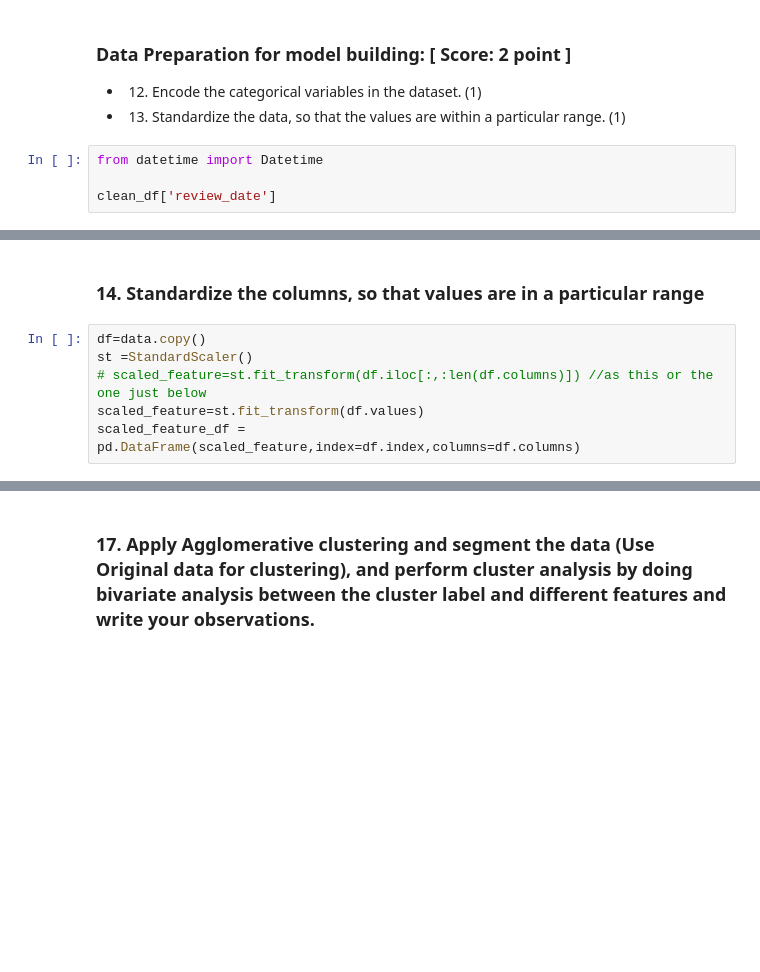
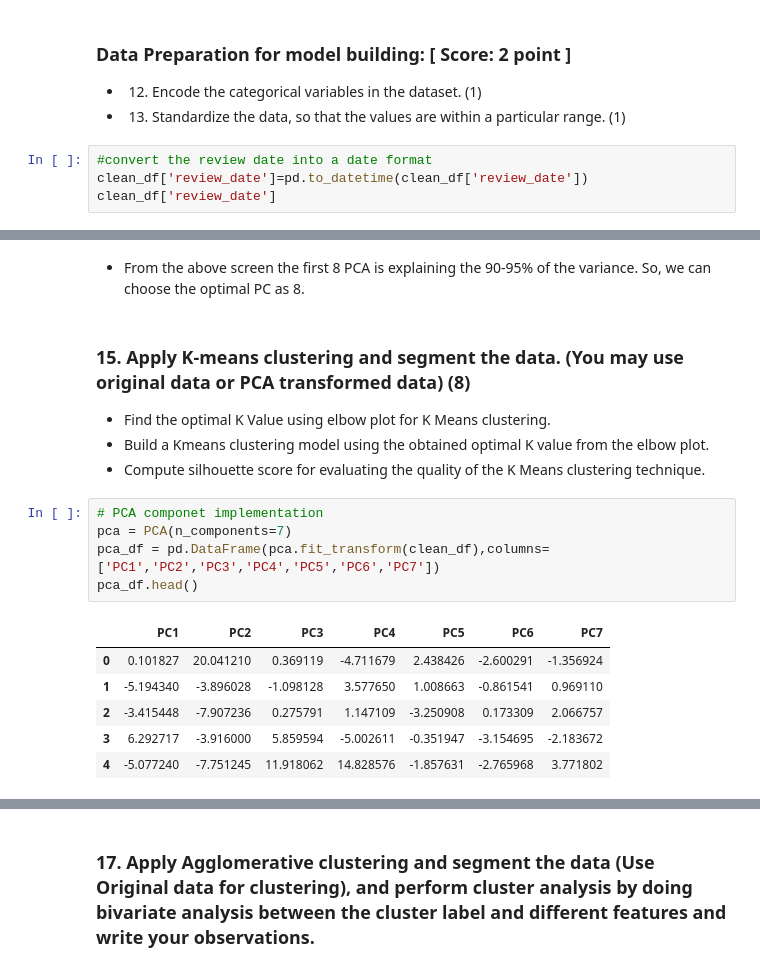
Before and after one commit to JustineJC/JustineJose-Project-2_Python-for-DS, a Jupyter notebook: Machine Learning - Unsupervised Learning- E commerce.ipynb, the cells around one changed output, grey strips where cells are left out. Saved outputs shown, nothing was run; the diff lists cells and outputs as text; blank space fills up the shorter version.

```diff
--- a/Machine Learning - Unsupervised Learning- E commerce.ipynb
+++ b/Machine Learning - Unsupervised Learning- E commerce.ipynb
@@ -296,7 +317,7 @@ Above count plot show that Wedding dress are quite popular.
 -  12. Encode the categorical variables in the dataset. (1)
 -  13. Standardize the data, so that the values are within a particular range. (1)
 # %%
-from datetime import Datetime
-
+#convert the review date into a date format
+clean_df['review_date']=pd.to_datetime(clean_df['review_date'])
 clean_df['review_date']
 # %% [output]
@@ -360,9 +431,22 @@ for c in col:
+# %% [markdown]
+- From the above screen the first 8 PCA is explaining the 90-95% of the variance. So, we can choose the optimal PC as 8.
 # %% [markdown]
-### 14. Standardize the columns, so that values are in a particular range
+### 15. Apply K-means clustering and segment the data. (You may use original data or PCA transformed data) (8)
+- Find the optimal K Value using elbow plot for K Means clustering.
+- Build a Kmeans clustering model using the obtained optimal K value
+  from the elbow plot.
+- Compute silhouette score for evaluating the quality of the K Means
+  clustering technique.
 # %%
-df=data.copy()
-st =StandardScaler()
-# scaled_feature=st.fit_transform(df.iloc[:,:len(df.columns)]) //as this or the one just below
-scaled_feature=st.fit_transform(df.values)
-scaled_feature_df = pd.DataFrame(scaled_feature,index=df.index,columns=df.columns)
+# PCA componet implementation
+pca = PCA(n_components=7)
+pca_df = pd.DataFrame(pca.fit_transform(clean_df),columns=['PC1','PC2','PC3','PC4','PC5','PC6','PC7'])
+pca_df.head()
+# %% [output]
+|  | PC1 | PC2 | PC3 | PC4 | PC5 | PC6 | PC7 |
+| 0 | 0.101827 | 20.041210 | 0.369119 | -4.711679 | 2.438426 | -2.600291 | -1.356924 |
+| 1 | -5.194340 | -3.896028 | -1.098128 | 3.577650 | 1.008663 | -0.861541 | 0.969110 |
+| 2 | -3.415448 | -7.907236 | 0.275791 | 1.147109 | -3.250908 | 0.173309 | 2.066757 |
+| 3 | 6.292717 | -3.916000 | 5.859594 | -5.002611 | -0.351947 | -3.154695 | -2.183672 |
+| 4 | -5.077240 | -7.751245 | 11.918062 | 14.828576 | -1.857631 | -2.765968 | 3.771802 |
 # %%
```
Also changed, not shown: parts of 69 cells of this notebook.
